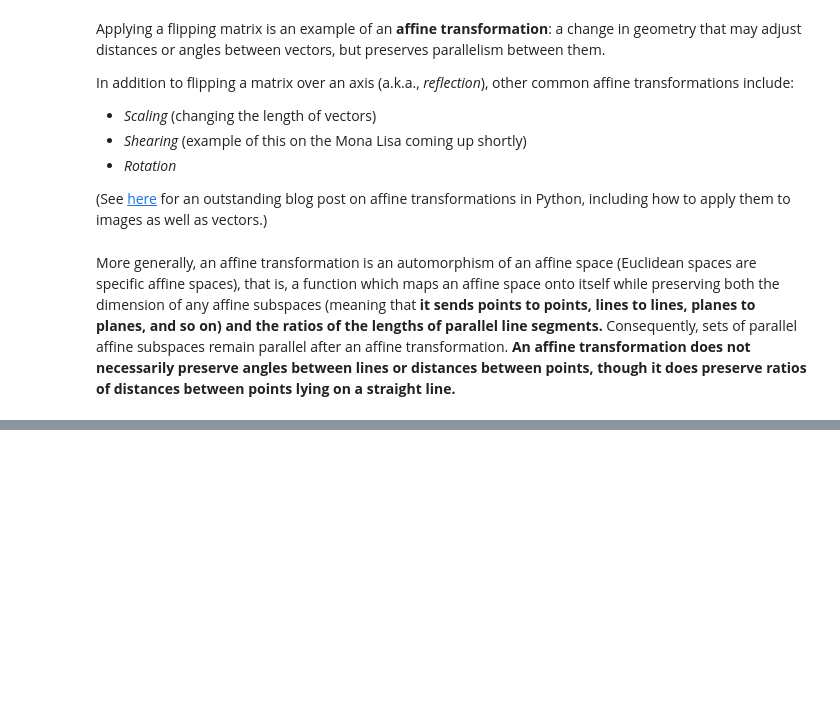
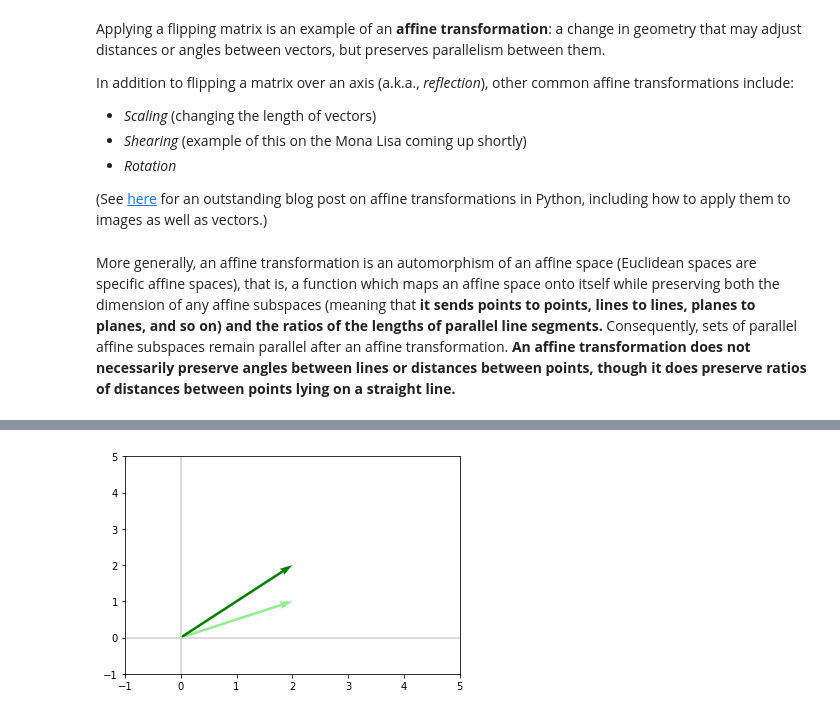
Before and after one commit to Sanjeevk26/MathsForML, a Jupyter notebook: Linear Algebra/10) Eigenvectors and Eigenvalues.ipynb, the cells around one changed output, grey strips where cells are left out. Saved outputs shown, nothing was run; the diff lists cells and outputs as text; code cells hidden in the pictures; blank space fills up the shorter version.

```diff
--- a/Linear Algebra/10) Eigenvectors and Eigenvalues.ipynb
+++ b/Linear Algebra/10) Eigenvectors and Eigenvalues.ipynb
@@ -134,0 +154,7 @@ More generally, an affine transformation is an automorphism of an affine space (
+# %%
+v2 = np.array([2, 1])
+plot_vectors([v2, np.dot(A, v2)], ['lightgreen', 'green'])
+plt.xlim(-1, 5)
+_ = plt.ylim(-1, 5)
+# %% [output]
+[figure, added]
```
Also changed, not shown: parts of 4 cells of this notebook.
